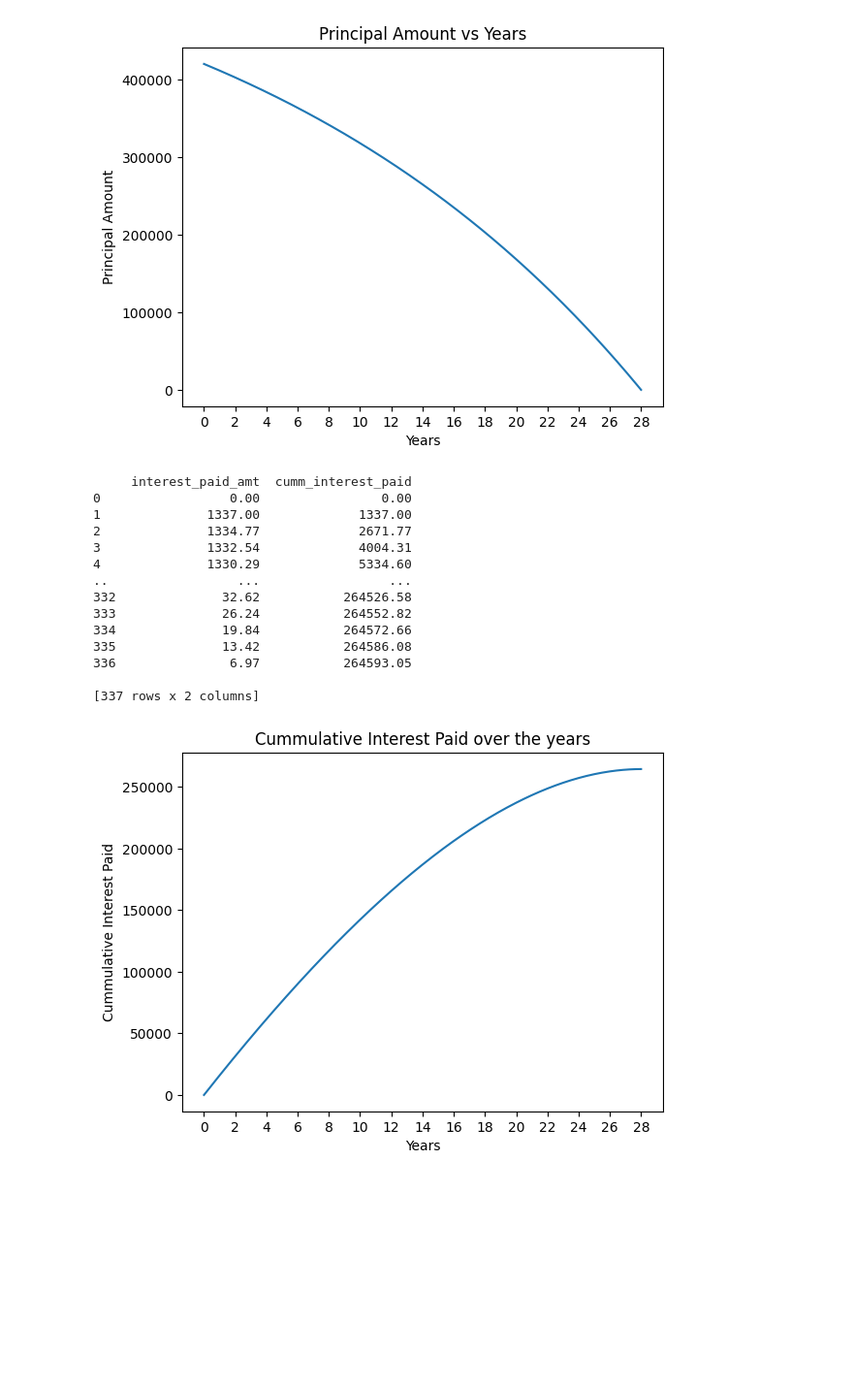
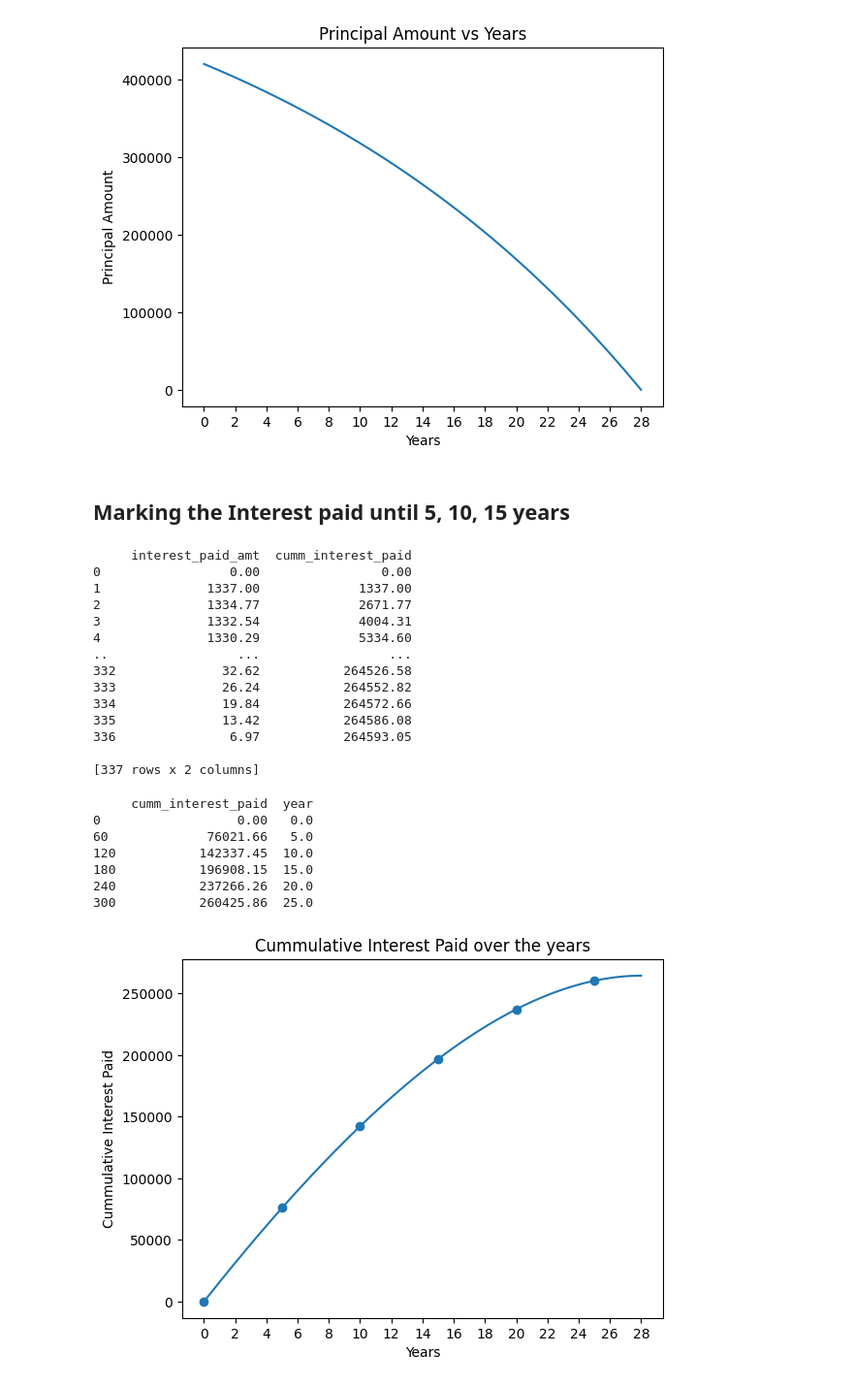
Before and after one commit to barunps3/financial_analysis, a Jupyter notebook: Base_calculation.ipynb, the cells around one changed output. Shown at 97% size. Drawn from its saved outputs; the diff is of its cells as text; code cells hidden in the pictures; blank space fills up the shorter version.

Commit message:
calculated interest paid every 5 years

```diff
--- a/Base_calculation.ipynb
+++ b/Base_calculation.ipynb
@@ -132,22 +132,17 @@ plt.title('Principal Amount vs Years')
 plt.show()
 # %% [output]
 [figure]
+# %% [markdown]
+## Marking the Interest paid until 5, 10, 15 years
 # %%
 cumm_interest_df = pd.DataFrame({"cumm_interest_paid": periodic_loan_calc['interest_paid_amt'].cumsum()})
 interest_table = pd.concat([periodic_loan_calc['interest_paid_amt'], cumm_interest_df], axis=1)
 print(interest_table)
 
-x = interest_table.index
-y = interest_table['cumm_interest_paid']
-plt.plot(x, y)
-# Show ticks only for following values
-period_tick = [i for i in x.to_list() if i % 24 == 0]
-# While labelling ticks show them as years
-plt.xticks(period_tick, labels=[str(int(i / 12)) for i in period_tick])
-plt.xlabel("Years")
-plt.ylabel("Cummulative Interest Paid")
-plt.title('Cummulative Interest Paid over the years')
-plt.show()
+# Calculate total interest paid every 5 year
+every_five_year_cumm_interest = interest_table.loc[::12*5, ['cumm_interest_paid']].copy() # copy() as loc return reference to original df
+tmp = every_five_year_cumm_interest.index.to_numpy() / 12
+every_five_year_cumm_interest["year"] = tmp.astype(int)
 # %% [output]
      interest_paid_amt  cumm_interest_paid
 0                 0.00                0.00
@@ -163,4 +158,31 @@ plt.show()
 336               6.97           264593.05
 
 [337 rows x 2 columns]
-[figure, removed]
+# %%
+# Put markers of cummulative interest paid every 5 years
+x = every_five_year_cumm_interest.index
+y = every_five_year_cumm_interest['cumm_interest_paid'].to_numpy()
+plt.scatter(x, y)
+print(every_five_year_cumm_interest)
+
+# Plot line for the cummulative interest
+x = interest_table.index
+y = interest_table['cumm_interest_paid']
+plt.plot(x, y)
+# Show ticks only for following values
+period_tick = [i for i in x.to_list() if i % 24 == 0]
+# While labelling ticks show them as years
+plt.xticks(period_tick, labels=[str(int(i / 12)) for i in period_tick])
+plt.xlabel("Years")
+plt.ylabel("Cummulative Interest Paid")
+plt.title('Cummulative Interest Paid over the years')
+plt.show()
+# %% [output]
+     cumm_interest_paid  year
+0                  0.00   0.0
+60             76021.66   5.0
+120           142337.45  10.0
+180           196908.15  15.0
+240           237266.26  20.0
+300           260425.86  25.0
+[figure, added]
```
